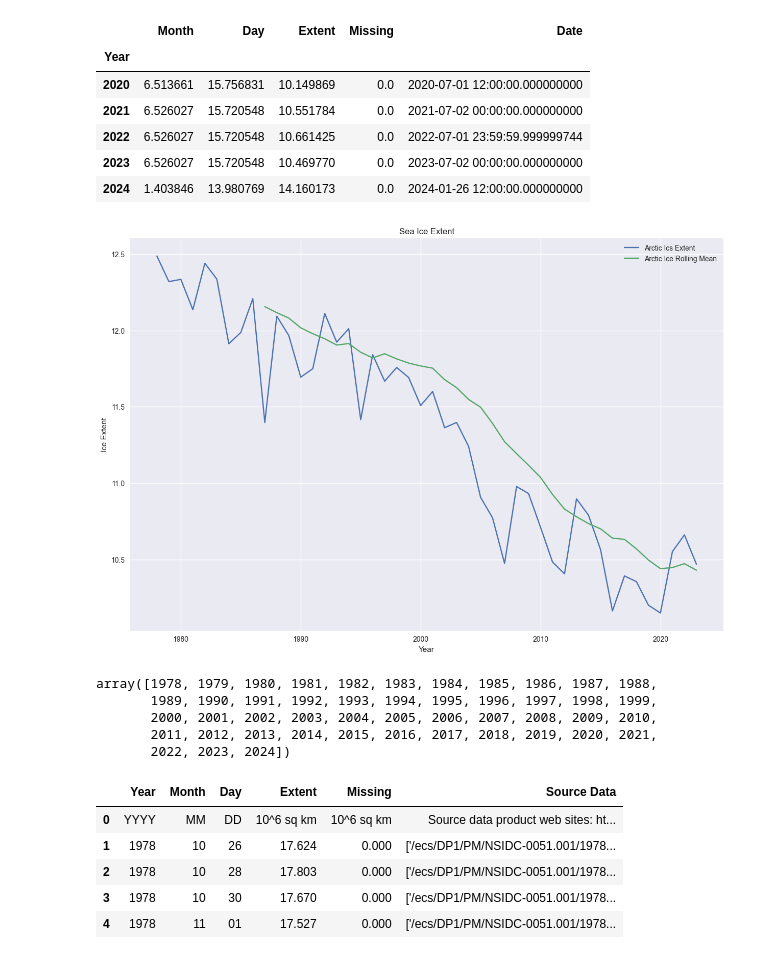
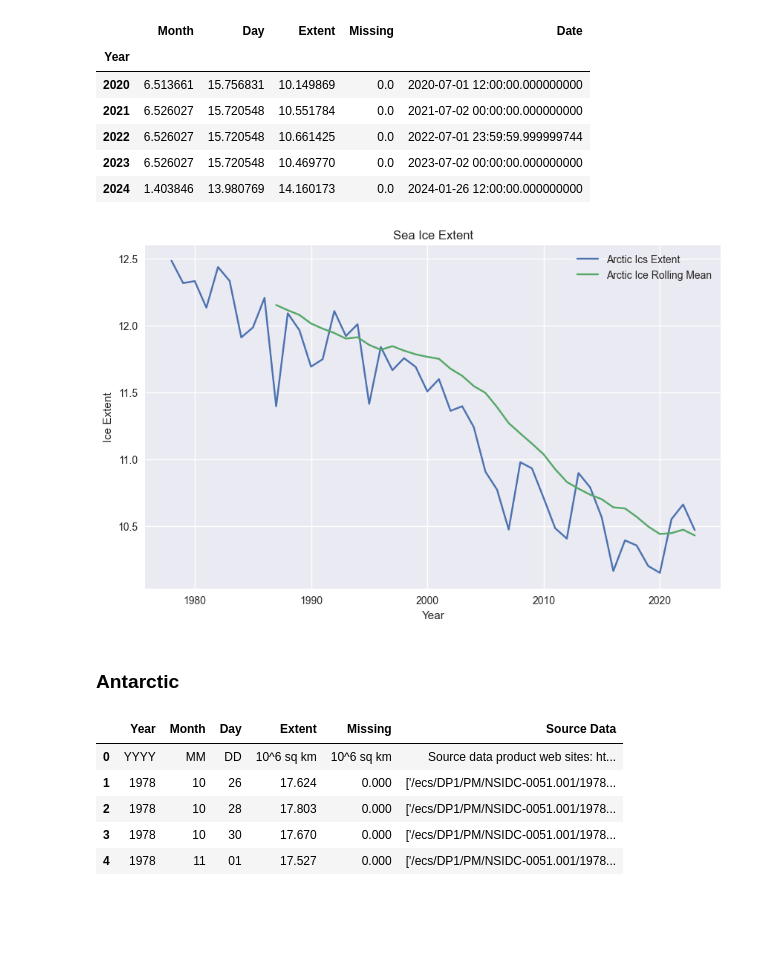
Before and after one commit to dilancroos/ice_extent, a Jupyter notebook: sea_ice.ipynb, the cells around one changed output. Saved outputs shown, nothing was run; the diff lists cells and outputs as text; code cells hidden in the pictures; blank space fills up the shorter version.

```diff
--- a/sea_ice.ipynb
+++ b/sea_ice.ipynb
@@ -329,26 +136,20 @@ n_seaice_grouped = n_seaice_grouped[:-1]
 # %%
 # plot the rolling mean of the sea ice extent
 
 # plot the data
 plt.style.use('seaborn-v0_8')
-plt.figure(figsize=(15, 10))
+plt.figure(figsize=(10, 6))
 plt.plot(n_seaice_grouped['Extent'], label='Arctic Ics Extent')
 plt.plot(n_seaice_grouped['Extent'].rolling(window=10).mean(), label='Arctic Ice Rolling Mean')
 plt.xlabel('Year')
 plt.ylabel('Ice Extent')
 plt.title('Sea Ice Extent')
 plt.legend()
 plt.show()
 # %% [output]
-[figure, old version]
+[figure, new version]
-# %%
-n_seaice_clean['Year'].unique()
-# %% [output]
-array([1978, 1979, 1980, 1981, 1982, 1983, 1984, 1985, 1986, 1987, 1988,
-       1989, 1990, 1991, 1992, 1993, 1994, 1995, 1996, 1997, 1998, 1999,
-       2000, 2001, 2002, 2003, 2004, 2005, 2006, 2007, 2008, 2009, 2010,
-       2011, 2012, 2013, 2014, 2015, 2016, 2017, 2018, 2019, 2020, 2021,
-       2022, 2023, 2024])
+# %% [markdown]
+### Antarctic
 # %%
 s_seaice = pd.read_csv ('Datasets/S_seaice_extent_daily_v3.0.csv', header=0)
 
```
Also changed, not shown: parts of 22 cells of this notebook.
